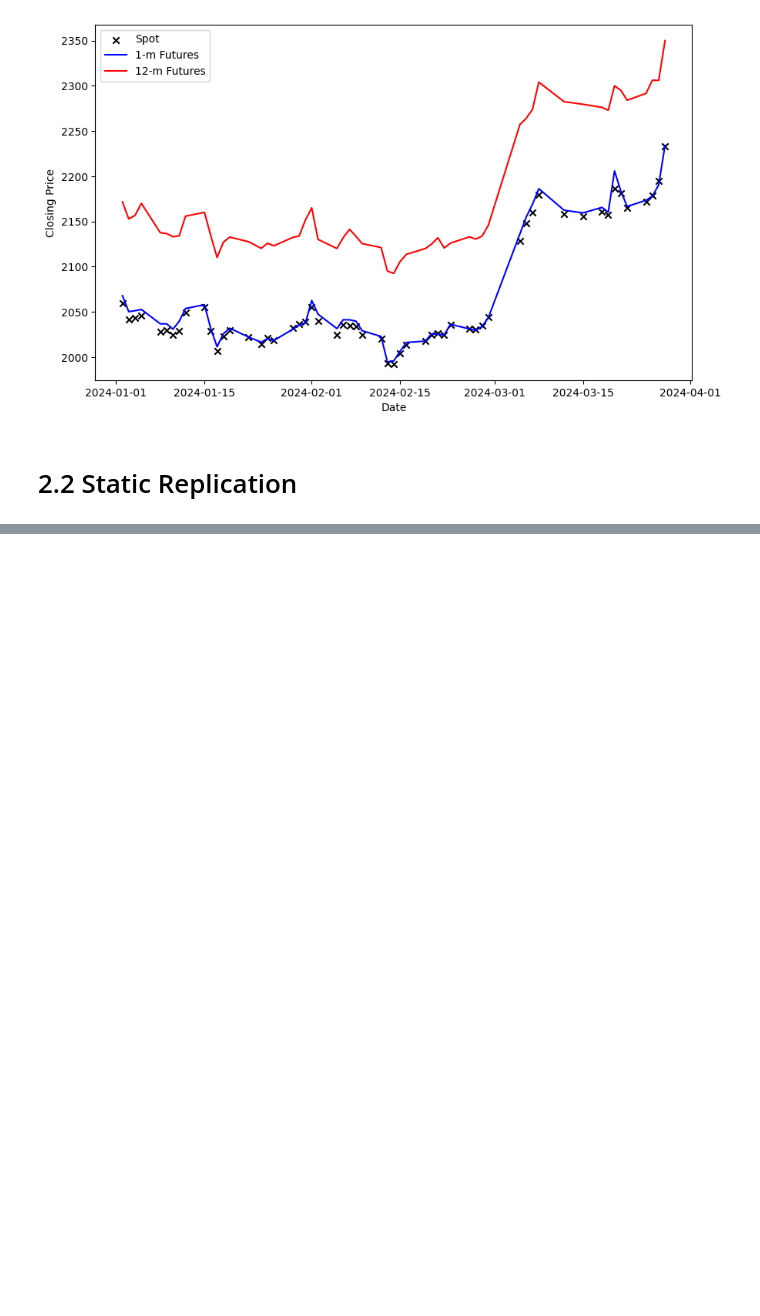
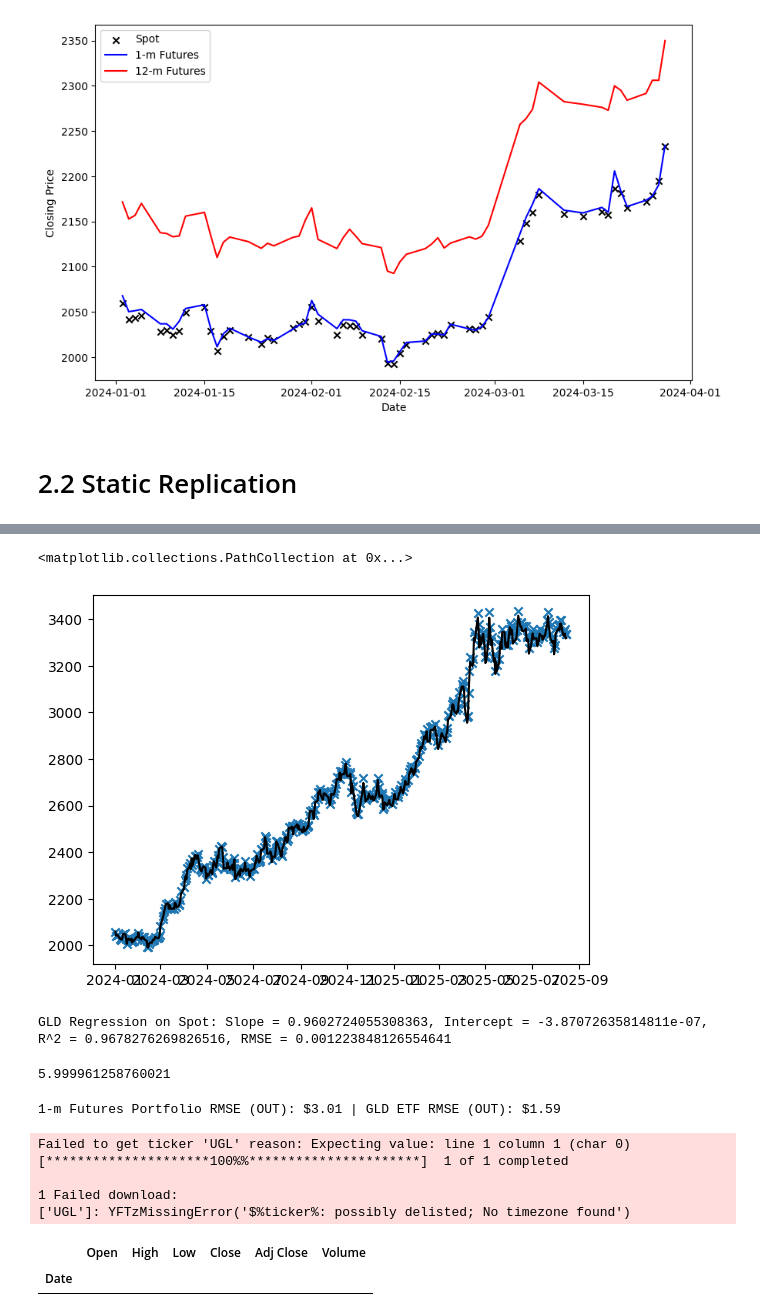
Before and after one commit to joeHollander/ETF-Research, a Jupyter notebook: main.ipynb, the cells around one changed output, grey strips where cells are left out. Cells and saved outputs as stored; diff of their text form; code cells hidden in the pictures; blank space fills up the shorter version.

```diff
--- a/main.ipynb
+++ b/main.ipynb
@@ -430,0 +556,20 @@ Optimization failed for c2, c6, c12. Skipping.
+# %%
+plt.plot(gld_norm_oos.index, gld_norm_oos, color='black')
+plt.scatter(spot_oos.index, spot_oos, marker='x')
+# %% [output]
+<matplotlib.collections.PathCollection at 0x...>
+[figure, added]
+# %%
+# regressing gld returns on spot returns
+model = LinearRegression()
+comm_idx = spot.index.intersection(gld_port.index)
+X = spot.loc[comm_idx, 'close'].pct_change().dropna().values.reshape(-1, 1)
+Y = gld_df.loc[comm_idx, 'close'].pct_change().dropna().values.reshape(-1, 1)
+model.fit(X, Y)
+slope = model.coef_[0][0]
+intercept = model.intercept_[0]
+r2 = model.score(X, Y)
+rmse_gld = root_mean_squared_error(X, Y)
+print(f"GLD Regression on Spot: Slope = {slope}, Intercept = {intercept}, R^2 = {r2}, RMSE = {rmse_gld}")
+# %% [output]
+GLD Regression on Spot: Slope = 0.9602724055308363, Intercept = -3.87072635814811e-07, R^2 = 0.9678276269826516, RMSE = 0.001223848126554641
@@ -430,0 +620,30 @@ Optimization failed for c2, c6, c12. Skipping.
+# %%
+# total out of sample rmse for gld
+print(single_rmse_test(gld_df['close'], spot['close']))
+# %% [output]
+5.999961258760021
+# %%
+# rmse samples for displayed graph
+displayed_sample_c1_rmse = single_rmse_test(c1_port, spot['close'], end_date=datetime.datetime(2024, 4, 1, tzinfo=pytz.UTC))
+displayed_sample_gld_rmse = single_rmse_test(gld_df['close'], spot['close'], end_date=datetime.datetime(2024, 4, 1, tzinfo=pytz.UTC))
+
+print(f"1-m Futures Portfolio RMSE (OUT): ${displayed_sample_c1_rmse:.2f}"
+      f" | GLD ETF RMSE (OUT): ${displayed_sample_gld_rmse:.2f}")
+# %% [output]
+1-m Futures Portfolio RMSE (OUT): $3.01 | GLD ETF RMSE (OUT): $1.59
+# %%
+# import leveraged etfs
+import yfinance as yf
+
+ugld = yf.download("UGL", period='max', interval='1d')
+# %% [output]
+Failed to get ticker 'UGL' reason: Expecting value: line 1 column 1 (char 0)
+[*********************100%%**********************]  1 of 1 completed
+
+1 Failed download:
+['UGL']: YFTzMissingError('$%ticker%: possibly delisted; No timezone found')
+# %%
+ugld
+# %% [output]
+|  | Open | High | Low | Close | Adj Close | Volume |
+| Date |  |  |  |  |  |  |
```
Also changed, not shown: parts of 11 cells of this notebook, 5 other files.
